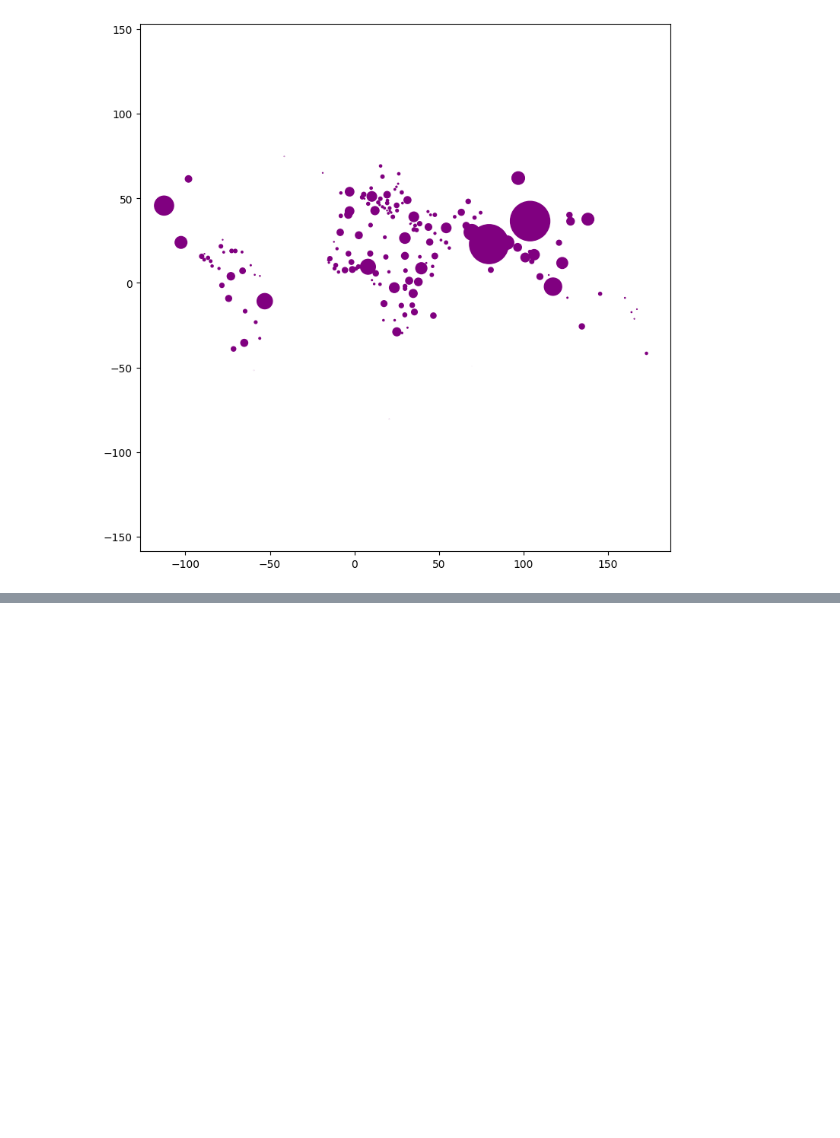
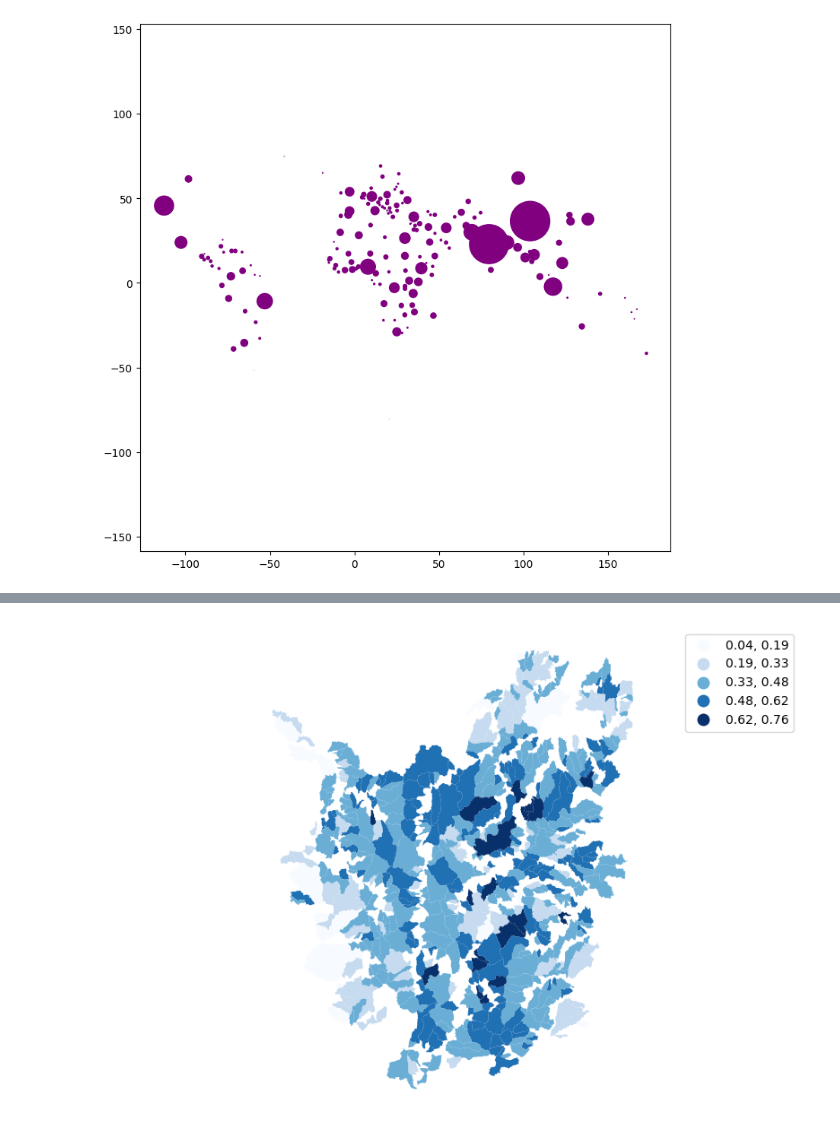
Before and after one commit to edieraristizabal/Libro_AnalisisGeoespacial, a Jupyter notebook: _sources/06_Coropleta.ipynb, the cells around one changed output, grey strips where cells are left out. Drawn from its saved outputs; the diff is of its cells as text; code cells hidden in the pictures; blank space fills up the shorter version.

```diff
--- a/_sources/06_Coropleta.ipynb
+++ b/_sources/06_Coropleta.ipynb
@@ -416,0 +452,8 @@ plt.show()
+# %%
+f, ax = plt.subplots(1, figsize=(10,7))
+gdf.plot(ax=ax, column='hypso_inte', legend=True, scheme='EqualInterval', legend_kwds={'fmt':'{:.2f}'}, cmap='Blues')
+ax.set_axis_off()
+plt.axis('equal')
+plt.show()
+# %% [output]
+[figure, added]
```
Also changed, not shown: parts of 4 cells of this notebook, 27 other files.
